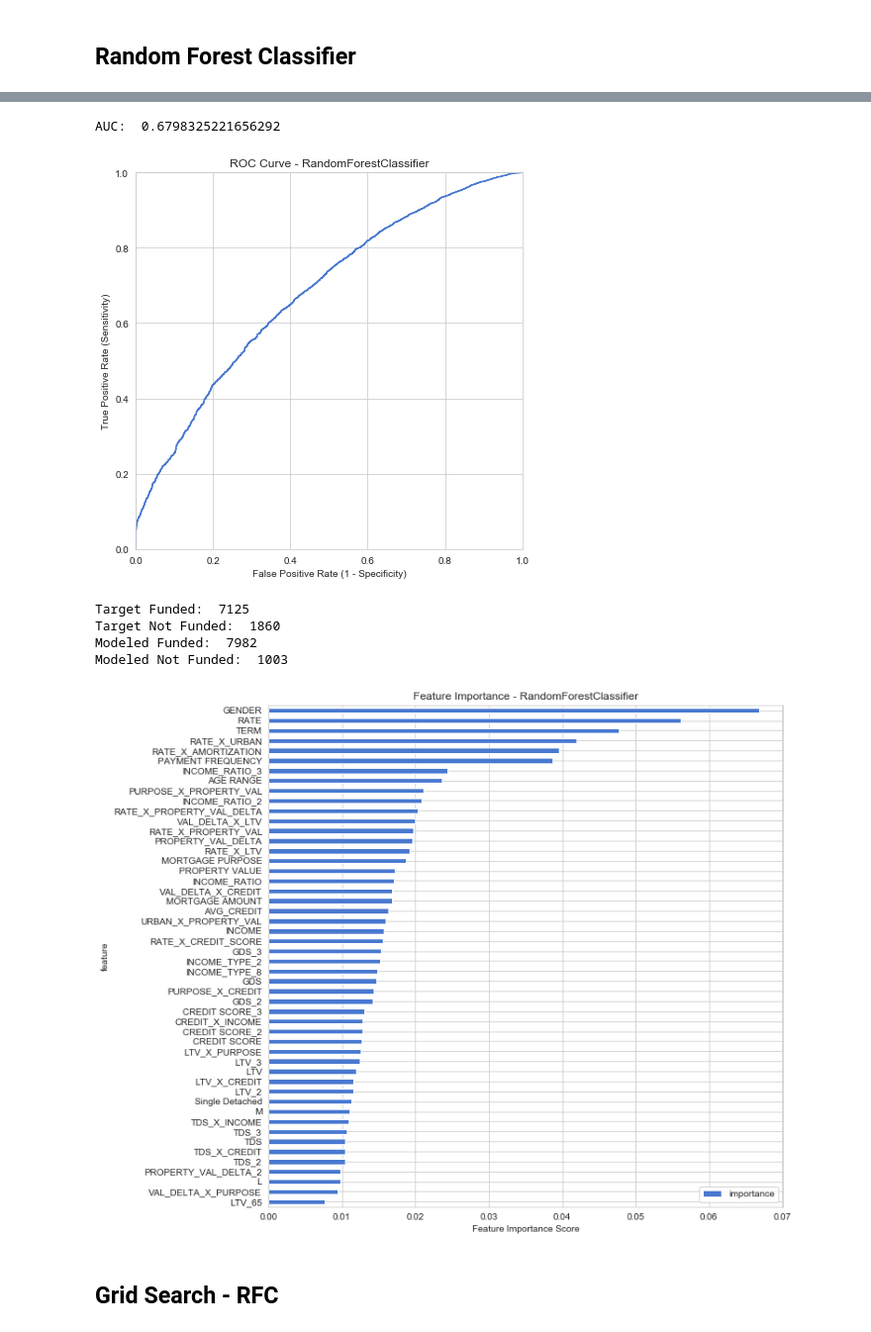
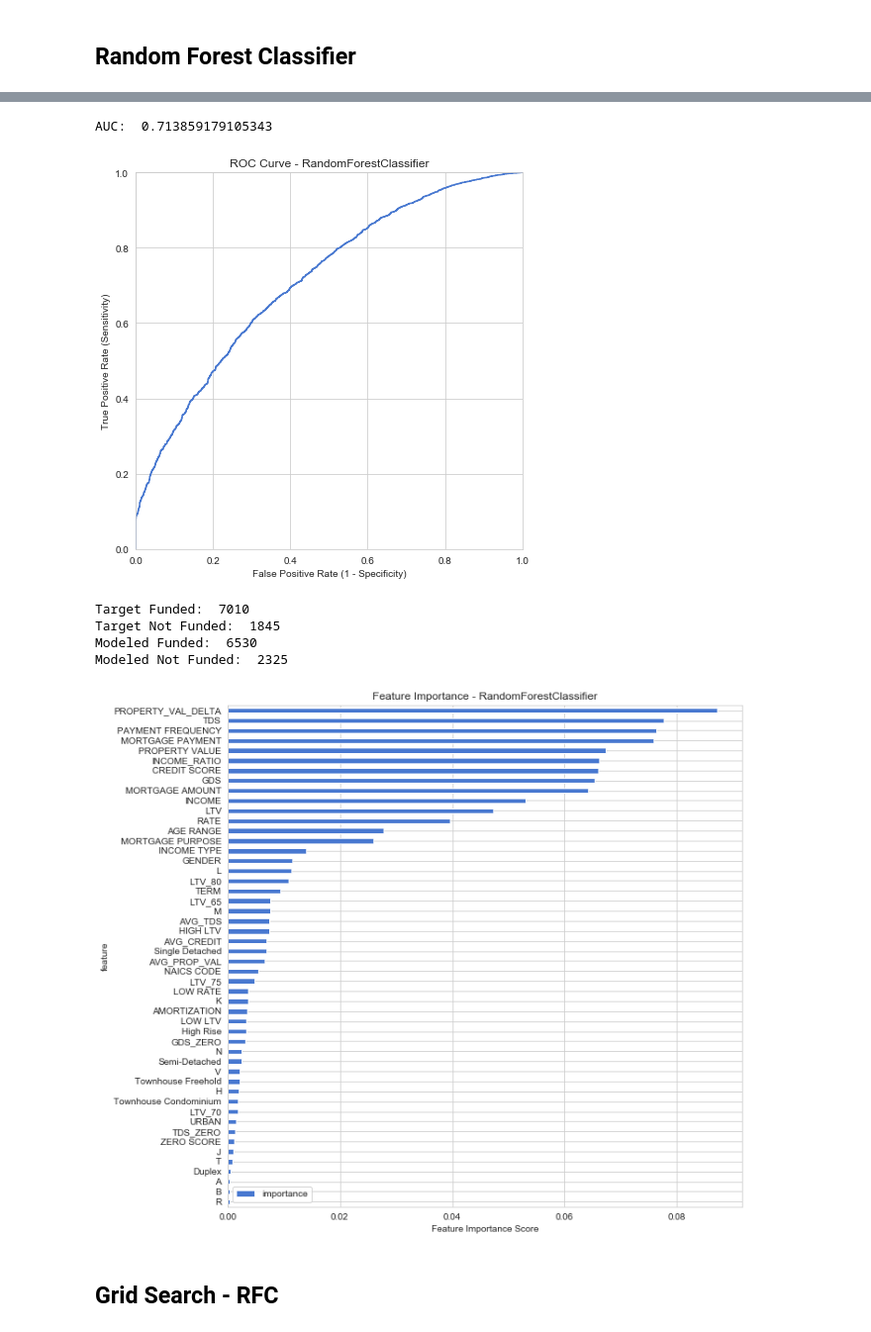
Before and after one commit to maks-p/cax_mortgage, a Jupyter notebook: data_scrub_eda.ipynb, the cells around one changed output, grey strips where cells are left out. Shown at 99% size. Saved outputs shown, nothing was run; the diff lists cells and outputs as text; code cells hidden in the pictures.

```diff
--- a/data_scrub_eda.ipynb
+++ b/data_scrub_eda.ipynb
@@ -493,16 +501,24 @@ def add_interactions(df):
 
 df = add_interactions(df)
 # %%
+apply_poly = False
+
 def add_polynomials(df):
 
-    cols_to_poly = ['GDS', 'TDS', 'LTV', 'PROPERTY_VAL_DELTA', 'INCOME_RATIO', 'CREDIT SCORE', 'AMORTIZATION']
+    if apply_poly:
 
-    for col in cols_to_poly:
+        cols_to_poly = ['GDS', 'TDS', 'LTV', 'PROPERTY VALUE', 'PROPERTY_VAL_DELTA', 'INCOME_RATIO', 'CREDIT SCORE', 'AMORTIZATION']
 
-        df[col+'_2'] = df[col] ** 2
-        df[col+'_3'] = df[col] ** 3
+        for col in cols_to_poly:
 
-    return df
+            df[col+'_2'] = df[col] ** 2
+            df[col+'_3'] = df[col] ** 3
+
+        return df
+
+    else:
+
+        return df
 
 df = add_polynomials(df)
 # %%
@@ -567,14 +583,2 @@ Dummy F1 score:  0.8864185110663984
 # %% [markdown]
 ## Test / Train / Split  & Scale
-# %%
-from sklearn.model_selection import StratifiedKFold
-
-skf = StratifiedKFold(n_splits=5, random_state=None)
-
-# X is the feature set and y is the target
-for train_index, test_index in skf.split(X,y):
-
-    print("Train:", train_index, "Validation:", val_index)
-
-    X_train, X_test = X[train_index], X[val_index]
-    y_train, y_test = y[train_index], y[val_index]
@@ -971,7 +955,7 @@ def rfc_model(X_train, y_train):
 
     criterion = 'entropy'
     max_features = 0.375
-    n_estimators = 500
+    n_estimators = 400
     class_weight = 'balanced'
     min_samples_leaf = 15
 
@@ -1011,7 +995,7 @@ Test AUC score:  0.5797272212790039
 rfc_ros_trainer = rfc_model(X_train_ros, y_train_ros)
 # %%
 # Score model - ROS
-rfc_clf_roc = score_model(rfc_ros_trainer, X_train_ros, X_test, y_train_ros, y_test)
+rfc_clf_ros = score_model(rfc_ros_trainer, X_train_ros, X_test, y_train_ros, y_test)
 # %% [output]
 Model Scores for:
 
@@ -1065,23 +1049,23 @@ confusion_func(rfc_clf_ada, X_test, y_test);
 # %%
-ROC_func(rfc_clf_ada, X_test, y_test)
+ROC_func(rfc_clf_ros, X_test, y_test)
 # %% [output]
-AUC:  0.6798325221656292
+AUC:  0.713859179105343
-[figure, old version]
+[figure, new version]
 # %%
 print('Target Funded: ', (y_test == 1).sum())
 print('Target Not Funded: ', (y_test ==0).sum())
-print('Modeled Funded: ', (rfc_clf_ada.predict(X_test) == 1).sum())
-print('Modeled Not Funded: ', (rfc_clf_ada.predict(X_test) == 0).sum())
+print('Modeled Funded: ', (rfc_clf_ros.predict(X_test) == 1).sum())
+print('Modeled Not Funded: ', (rfc_clf_ros.predict(X_test) == 0).sum())
 # %% [output]
-Target Funded:  7125
-Target Not Funded:  1860
-Modeled Funded:  7982
-Modeled Not Funded:  1003
+Target Funded:  7010
+Target Not Funded:  1845
+Modeled Funded:  6530
+Modeled Not Funded:  2325
 # %%
 #Feature Importance - RFC
-print_feature_importance(rfc_clf_ada, X_train)
+print_feature_importance(rfc_clf_ros, X_train)
 # %% [output]
-[figure, old version]
+[figure, new version]
 # %% [markdown]
 ## Grid Search - RFC
 # %%
```
Also changed, not shown: parts of 45 cells of this notebook, 1 other file.
